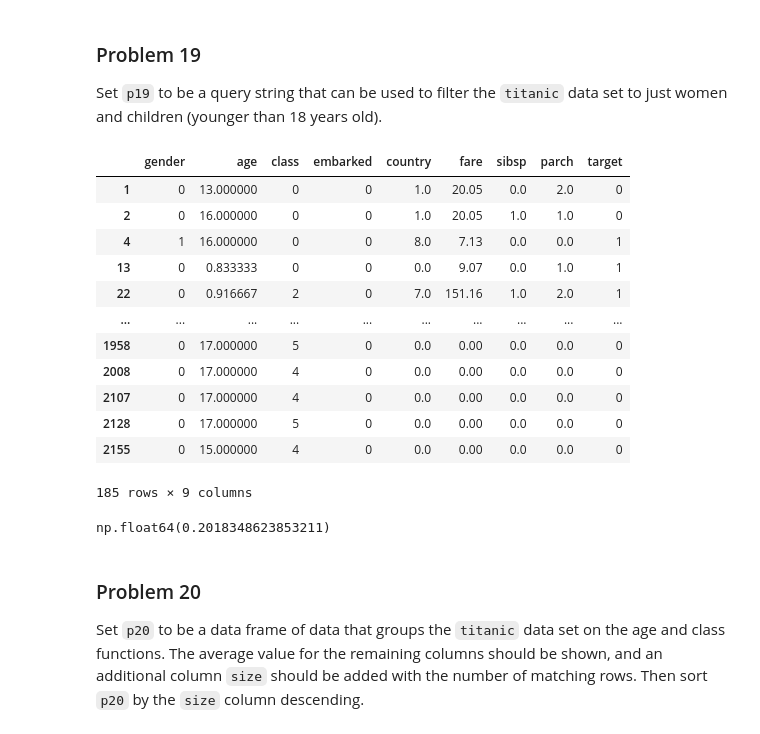
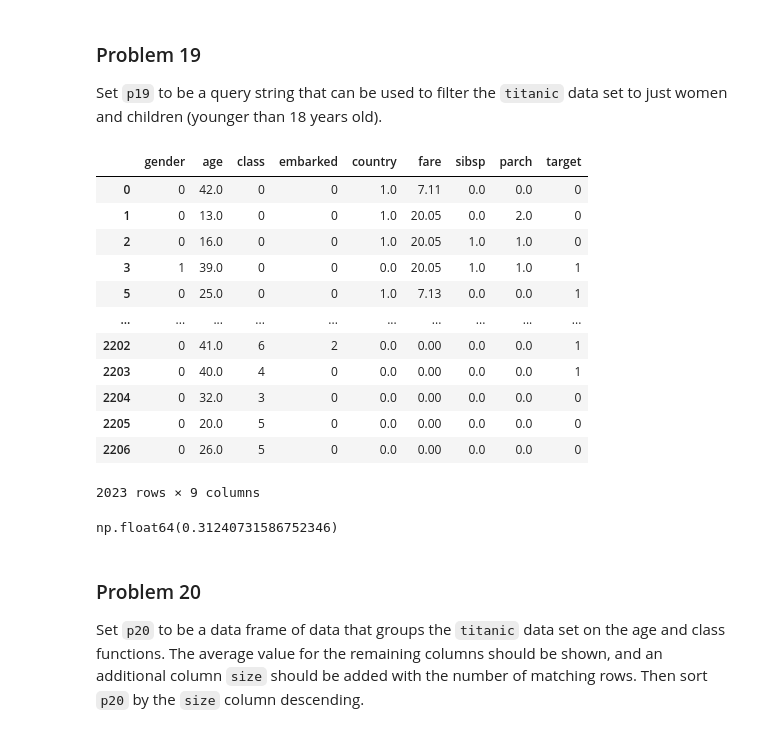
Before and after one commit to rajviu/dx602-homework-11, a Jupyter notebook: homework.ipynb, the cells around one changed output. Cells and saved outputs as stored; diff of their text form; code cells hidden in the pictures.

```diff
--- a/homework.ipynb
+++ b/homework.ipynb
@@ -419,29 +419,28 @@ p18.head()
 
 Set `p19` to be a query string that can be used to filter the `titanic` data set to just women and children (younger than 18 years old).
 # %%
-p19 = '(gender == "female") | ((age < 18) & (gender == "male"))'
-
+p19 = "(gender == 0) or (age >= 18)"
 titanic.query(p19) if p19 is not ... else None
 # %% [output]
 |  | gender | age | class | embarked | country | fare | sibsp | parch | target |
-| 1 | 0 | 13.000000 | 0 | 0 | 1.0 | 20.05 | 0.0 | 2.0 | 0 |
-| 2 | 0 | 16.000000 | 0 | 0 | 1.0 | 20.05 | 1.0 | 1.0 | 0 |
-| 4 | 1 | 16.000000 | 0 | 0 | 8.0 | 7.13 | 0.0 | 0.0 | 1 |
-| 13 | 0 | 0.833333 | 0 | 0 | 0.0 | 9.07 | 0.0 | 1.0 | 1 |
-| 22 | 0 | 0.916667 | 2 | 0 | 7.0 | 151.16 | 1.0 | 2.0 | 1 |
+| 0 | 0 | 42.0 | 0 | 0 | 1.0 | 7.11 | 0.0 | 0.0 | 0 |
+| 1 | 0 | 13.0 | 0 | 0 | 1.0 | 20.05 | 0.0 | 2.0 | 0 |
+| 2 | 0 | 16.0 | 0 | 0 | 1.0 | 20.05 | 1.0 | 1.0 | 0 |
+| 3 | 1 | 39.0 | 0 | 0 | 0.0 | 20.05 | 1.0 | 1.0 | 1 |
+| 5 | 0 | 25.0 | 0 | 0 | 1.0 | 7.13 | 0.0 | 0.0 | 1 |
 | ... | ... | ... | ... | ... | ... | ... | ... | ... | ... |
-| 1958 | 0 | 17.000000 | 5 | 0 | 0.0 | 0.00 | 0.0 | 0.0 | 0 |
-| 2008 | 0 | 17.000000 | 4 | 0 | 0.0 | 0.00 | 0.0 | 0.0 | 0 |
-| 2107 | 0 | 17.000000 | 4 | 0 | 0.0 | 0.00 | 0.0 | 0.0 | 0 |
-| 2128 | 0 | 17.000000 | 5 | 0 | 0.0 | 0.00 | 0.0 | 0.0 | 0 |
-| 2155 | 0 | 15.000000 | 4 | 0 | 0.0 | 0.00 | 0.0 | 0.0 | 0 |
+| 2202 | 0 | 41.0 | 6 | 2 | 0.0 | 0.00 | 0.0 | 0.0 | 1 |
+| 2203 | 0 | 40.0 | 4 | 0 | 0.0 | 0.00 | 0.0 | 0.0 | 1 |
+| 2204 | 0 | 32.0 | 3 | 0 | 0.0 | 0.00 | 0.0 | 0.0 | 0 |
+| 2205 | 0 | 20.0 | 5 | 0 | 0.0 | 0.00 | 0.0 | 0.0 | 0 |
+| 2206 | 0 | 26.0 | 5 | 0 | 0.0 | 0.00 | 0.0 | 0.0 | 0 |
-185 rows × 9 columns
+2023 rows × 9 columns
 # %%
 # did women and children have higher survival rates?
 
 titanic.query(p19)["target"].mean() if p19 is not ... else None
 # %% [output]
-np.float64(0.2018348623853211)
+np.float64(0.31240731586752346)
 # %% [markdown]
 ### Problem 20
 
```
